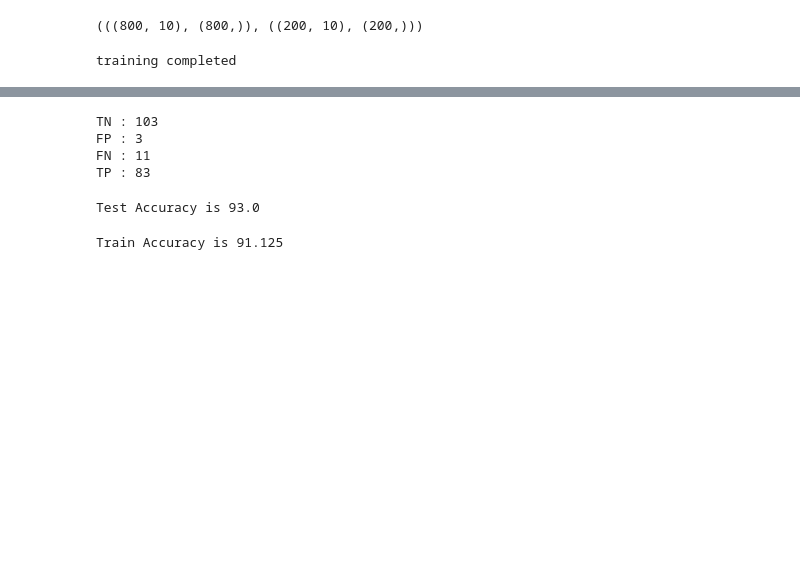
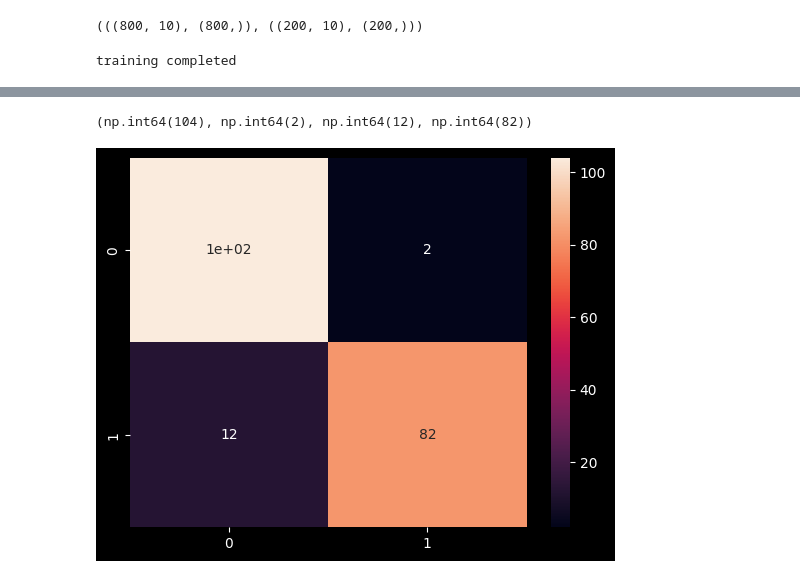
Before and after one commit to adnaen/machine-learning-notes, a Jupyter notebook: models/supervised/classification/Logistics-Regression/implementation.ipynb, the cells around one changed output, grey strips where cells are left out. Drawn from its saved outputs; the diff is of its cells as text; code cells hidden in the pictures; blank space fills up the shorter version.

Commit message:
chore: update logistic regression note

```diff
--- a/models/supervised/classification/Logistics-Regression/implementation.ipynb
+++ b/models/supervised/classification/Logistics-Regression/implementation.ipynb
@@ -49,5 +142,7 @@ array([[1., 0.],
 # %%
-x_train, x_test, y_train, y_test = train_test_split(raw_x, raw_y, random_state=3453, test_size=.2)
+x_train, x_test, y_train, y_test = train_test_split(
+    bin_raw_x, bin_raw_y, random_state=3453, test_size=0.2
+)
 (x_train.shape, y_train.shape), (x_test.shape, y_test.shape)
 # %% [output]
 (((800, 10), (800,)), ((200, 10), (200,)))
@@ -173,7 +149,7 @@ class LogisticRegression:
 # %%
-model = LogisticRegression()
+b_model = LogisticRegression()
 
-model.fit(x=x_train, y=y_train)
+b_model.fit(x=x_train, y=y_train)
 # %% [output]
 training completed
 # %%
@@ -188,4 +162,4 @@ np.float64(0.0047347655773623005)
 # %%
-y_pred = model.predict(x=x_test)
-y_pred
+y_pred = b_model.predict(x=x_test)
+y_pred == y_test
 # %% [output]
@@ -215,19 +183,12 @@ array([0, 1, 0, 1, 0, 0, 0, 1, 0, 0, 1, 0, 1, 1, 1, 0, 0, 0, 1, 0, 0, 0,
-# %%
-tn, fp, fn, tp = confusion_matrix(y_test, y_pred).ravel()
-print(f"TN : {tn}\nFP : {fp}\nFN : {fn}\nTP : {tp}")
-# %% [output]
-TN : 103
-FP : 3
-FN : 11
-TP : 83
-# %%
-test_acc = accuracy_score(y_test, y_pred) * 100
-print(f"Test Accuracy is {test_acc}")
-# %% [output]
-Test Accuracy is 93.0
-# %%
-y_pred_train = model.predict(x_train)
-train_acc = accuracy_score(y_train, y_pred_train) * 100
-print(f"Train Accuracy is {train_acc}")
-# %% [output]
-Train Accuracy is 91.125
+# %%
+tn, fp, fn, tp = confusion_matrix(y_test, y_pred).ravel()
+cm_values = confusion_matrix(y_test, y_pred)
+# %%
+tn, fp, fn, tp
+# %% [output]
+(np.int64(104), np.int64(2), np.int64(12), np.int64(82))
+# %%
+sns.heatmap(cm_values, annot=True)
+plt.show()
+# %% [output]
+[figure, added]
```
Also changed, not shown: parts of 23 cells of this notebook, 2 other files.
